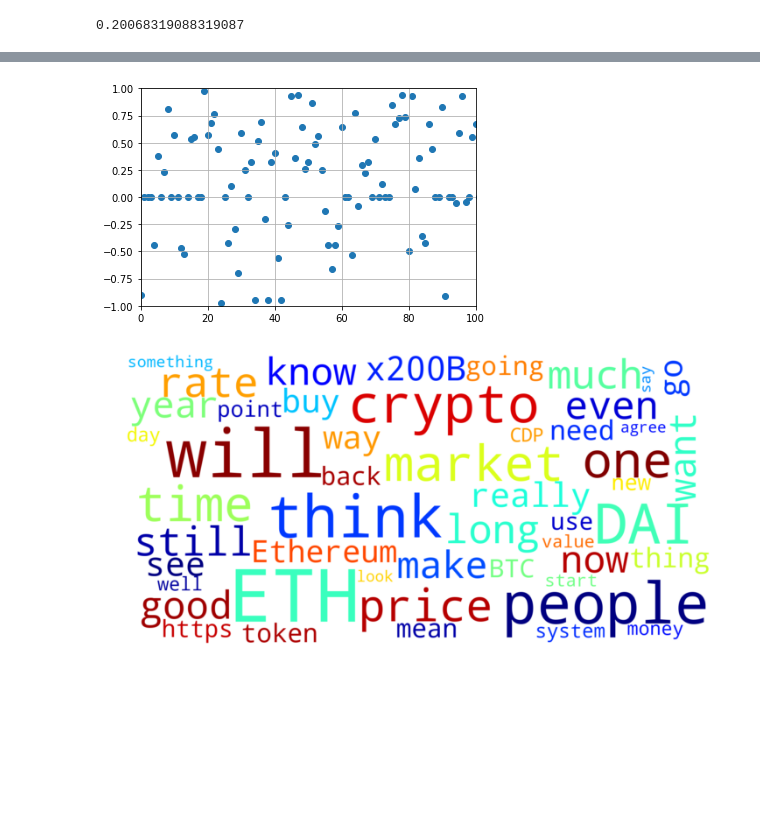
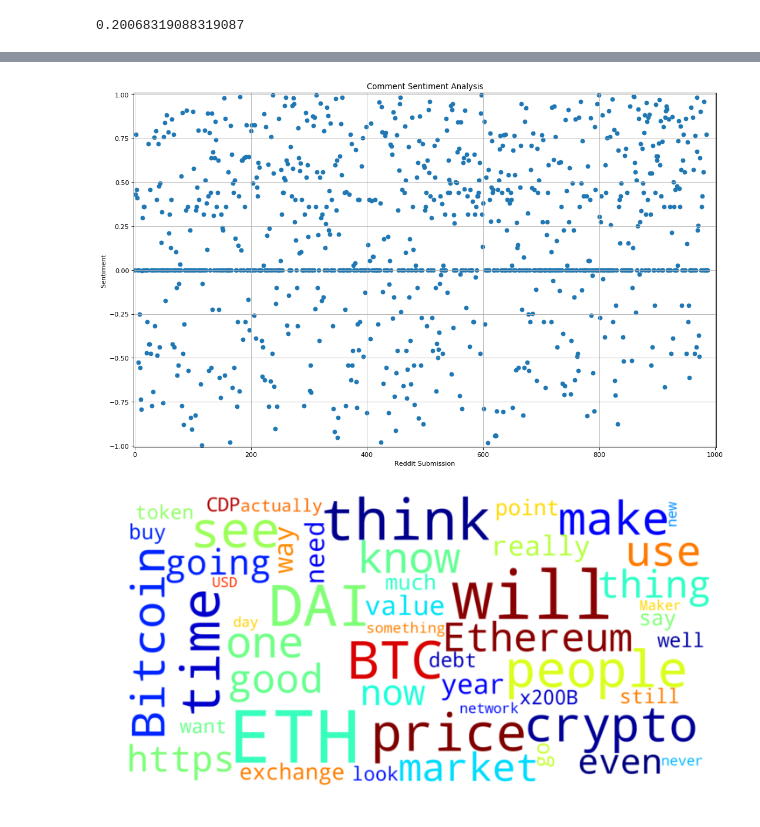
Before and after one commit to kyjohnson92/Sentiment_Analysis_Crypto, a Jupyter notebook: Reddit_Sentiment_Analysis.ipynb, the cells around one changed output, grey strips where cells are left out. Saved outputs shown, nothing was run; the diff lists cells and outputs as text; code cells hidden in the pictures; blank space fills up the shorter version.

```diff
--- a/Reddit_Sentiment_Analysis.ipynb
+++ b/Reddit_Sentiment_Analysis.ipynb
@@ -80,8 +62,0 @@ plt.show()
-# %%
-comment_list = []
-comment_compound = []
-submission = reddit.submission(id='7qr0jq')
-submission.comments.replace_more(limit=None)
-for comment in submission.comments.list():
-    comment_list.append(comment.body)
-comment_list
@@ -106,4 +62,0 @@ comment_list
-# %%
-for comment in comment_list:
-    comment_compound.append(sentiment_analyzer_scores(comment)['compound'])
-comment_compound
@@ -110,5 +128,5 @@ comment_compound
 # %%
-comments = subreddit.comments(limit=1000)
+comments = subreddit.comments(limit=10000)
 # %%
 comment_dict = {
                 "link_id":[],
@@ -146,11 +164,15 @@ comment_data.tail()
 # %%
+fig=plt.figure(figsize=(16, 10), dpi= 80, facecolor='w', edgecolor='k')
 plt.scatter(x=comment_data.index, y = comment_data['compound'])
-plt.xlim([0, 100])
-plt.ylim([-1, 1])
+plt.xlim([-2, 1002])
+plt.ylim([-1.01, 1.01])
 plt.grid(True)
+plt.title("Comment Sentiment Analysis")
+plt.xlabel("Reddit Submission")
+plt.ylabel("Sentiment")
 plt.show()
 # %% [output]
-[figure, old version]
+[figure, new version]
 # %%
 def word_cloud(comment):
     stopwords = set(STOPWORDS)
@@ -180,4 +202,4 @@ reddit_comments = word_list(comment_data)
 # %%
 word_cloud(reddit_comments)
 # %% [output]
-[figure, old version]
+[figure, new version]
```
Also changed, not shown: parts of 11 cells of this notebook, 5 other files.
